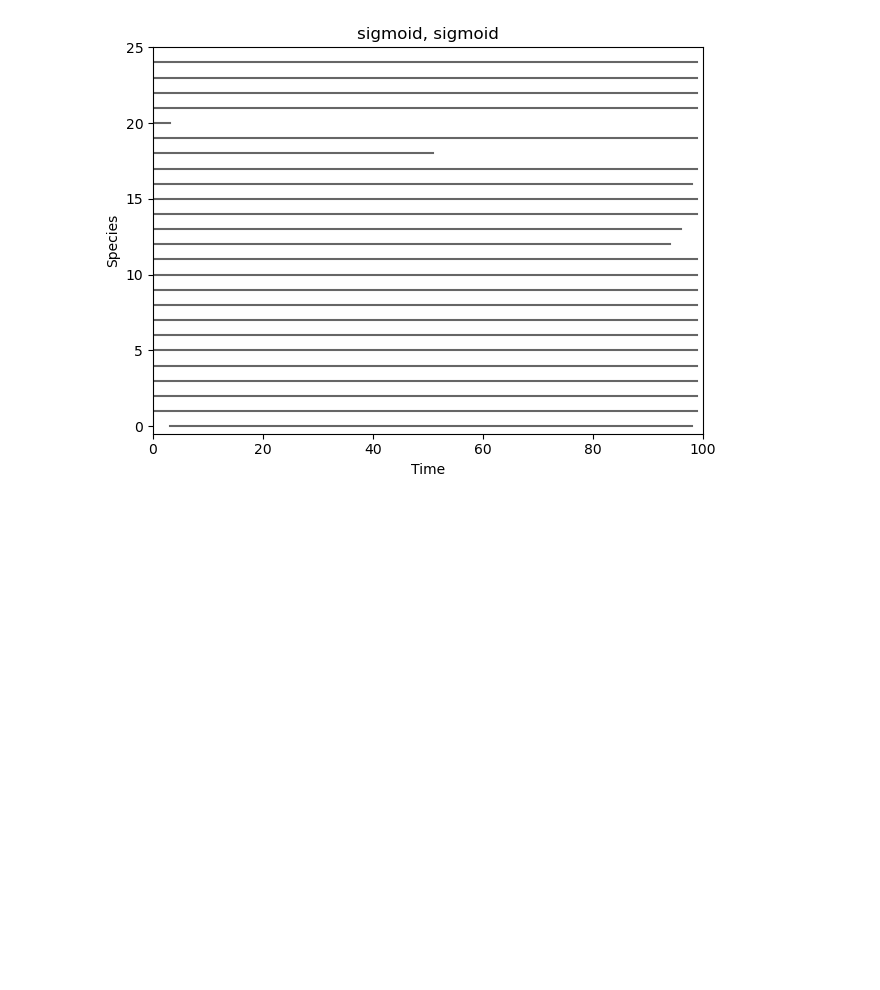
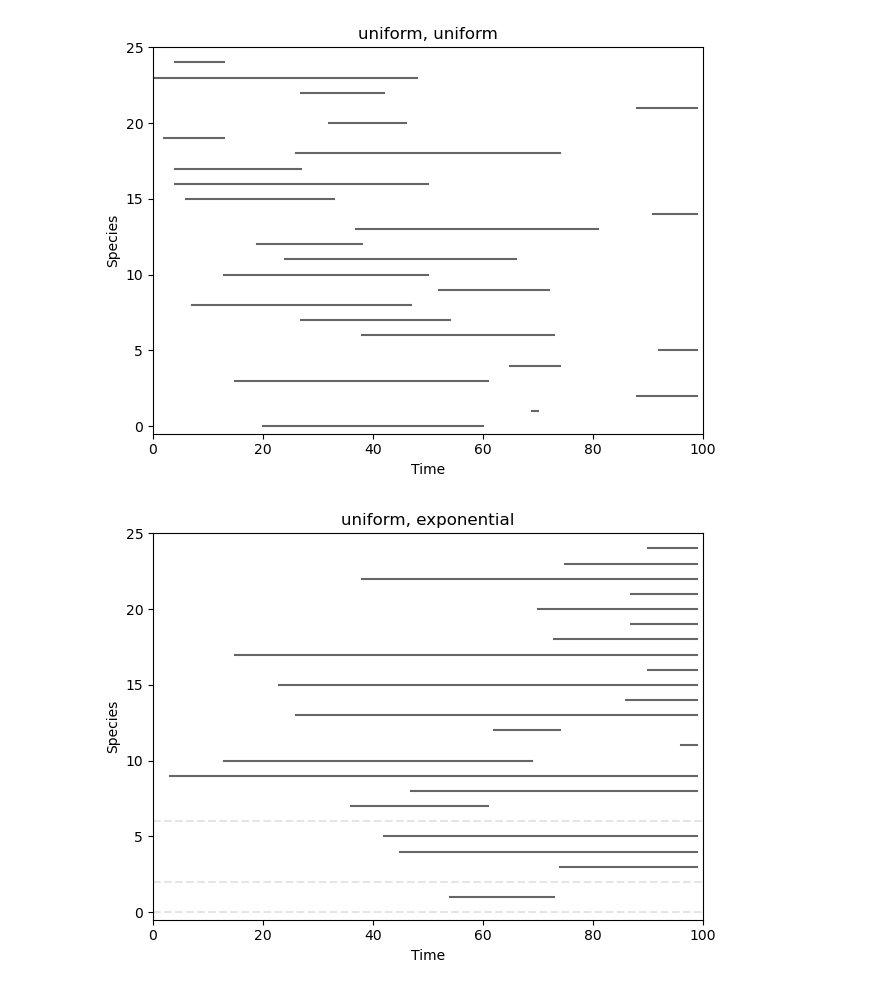
Before and after one commit to tlarock/temporal-ecology, a Jupyter notebook: notebooks/network_analysis.ipynb, the cells around one changed output. Drawn from its saved outputs; the diff is of its cells as text; code cells hidden in the pictures; blank space fills up the shorter version.

```diff
--- a/notebooks/network_analysis.ipynb
+++ b/notebooks/network_analysis.ipynb
@@ -14,24 +14,25 @@ arrival_type = "sigmoid"
 departure_type = "sigmoid"
 # %%
 filename = f"S-{S}_alpha-{alpha}_beta-{beta}_C-{C}_T-{T}_{arrival_type}_{departure_type}"
-for arrival_type in ["sigmoid"]:
-    for departure_type in ["sigmoid"]:
+for arrival_type in ["uniform", "exponential", "sigmoid"]:
+    for departure_type in ["uniform", "exponential", "sigmoid"]:
         plt.figure()
         filename = f"S-{S}_alpha-{alpha}_beta-{beta}_C-{C}_T-{T}_{arrival_type}_{departure_type}"
         species_mass = np.load(f"../results/{filename}_species_mass.npy")
         node_activities = np.load(f"../results/{filename}_node_activities.npy")
         for i in np.argsort(species_mass)[::-1]:
             nonz = np.nonzero(node_activities[:, i])[0]
             if nonz.shape[0] > 0:
                 plt.plot((nonz.min(), nonz.max()), [i]*2, c="black", alpha=0.6)
             else:
                 plt.plot((0, T), [i]*2, c="black", ls="--", alpha=0.1)
         plt.title(arrival_type + ", " + departure_type)
         plt.xlim(0, T)
         plt.ylim(-0.5, 25)
         plt.xlabel("Time")
         plt.ylabel("Species")
         plt.tight_layout()
         plt.savefig(f"../results/plots/{filename}_intervals.png", dpi=150, facecolor=None)
 # %% [output]
-[figure, old version]
+[figure, new version]
+[figure, added]
```
Also changed, not shown: parts of 3 cells of this notebook, 1 other file.
